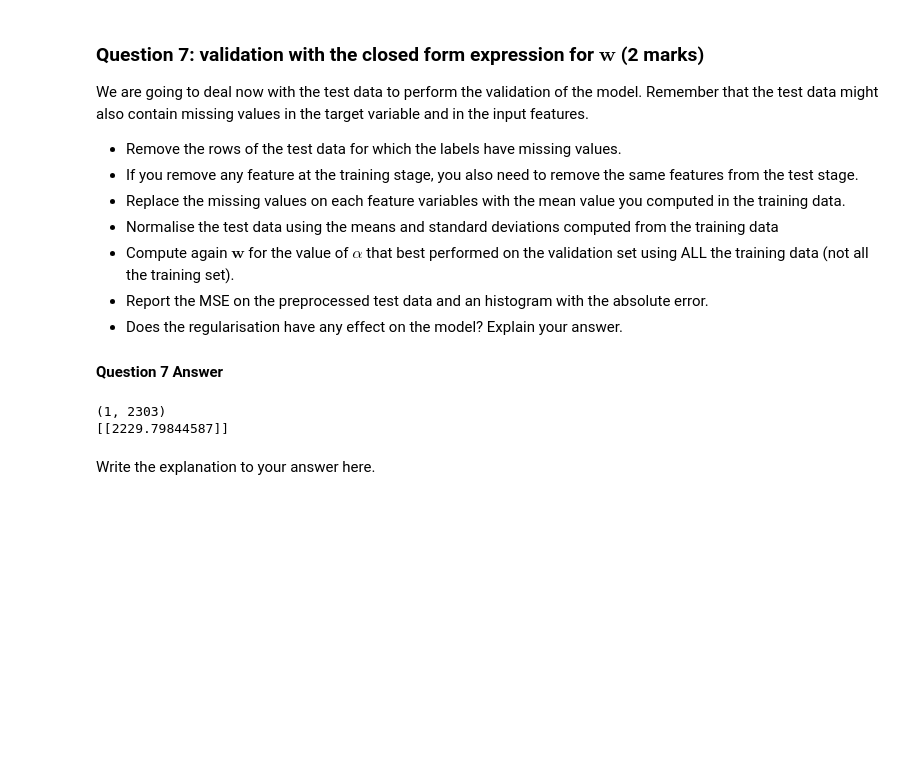
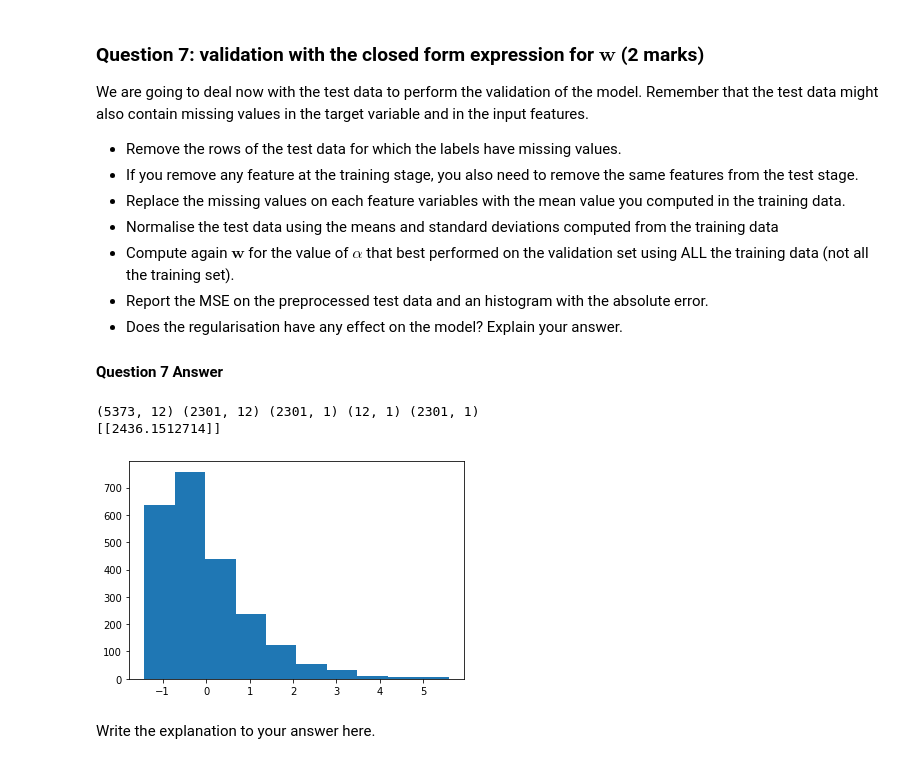
Before and after one commit to Jake-Sturgeon/MLAI, a Jupyter notebook: COM4509-6509_Assignment_1_UCard_XXXXXXXXX.ipynb, the cells around one changed output. Drawn from its saved outputs; the diff is of its cells as text; code cells hidden in the pictures; blank space fills up the shorter version.

```diff
--- a/COM4509-6509_Assignment_1_UCard_XXXXXXXXX.ipynb
+++ b/COM4509-6509_Assignment_1_UCard_XXXXXXXXX.ipynb
@@ -296,11 +285,11 @@ Now that you have removed the missing data, we need to normalise the input vecto
 Write your explanation in this box
 # %%
 # Write your code here
-train_data_mean = train_data - train_data.mean()
-train_data_std = train_data.std()
+train_data_mean = train_data_imputation - train_data_imputation.mean()
+train_data_std = train_data_imputation.std()
 # print(train_data_mean,train_data_std)
 
-train_data = train_data_mean / train_data_std
+train_data_normalised = train_data_mean / train_data_std
 # %% [markdown]
 ## Training and validation stages
 
@@ -436,37 +391,38 @@ We are going to deal now with the test data to perform the validation of the mod
 #### Question 7 Answer
 # %%
 # Write your code here
-t2 = test_data[~(test_data["CO(GT)"] == -200)]
+temp_4 = test_data[~(test_data["CO(GT)"] == -200)]
+temp_4 = temp_4.drop(remove_feature,1)
 
-for i in t2:
-    feature_vector = t2.loc[:, i]
-    if ((feature_vector == -200).sum() / t2.shape[0] > 0.2):
-        t2 = t2.drop(i,1)
-        continue
+for i in temp_4:
+    feature_vector = temp_4.loc[:, i].replace(-200, means[i], inplace = True)
 
-    x = (feature_vector == -200).sum()
-    m = (feature_vector.replace(-200, np.nan)).sum() / (len(feature_vector) - x)
-    feature_vector = feature_vector.replace(-200, m, inplace = True)
+test_data_imputation = temp_4
+test_data_normalised = (test_data_imputation - train_data_imputation.mean()) / train_data_std
 
-test_data = t2
+t4 = [x for x in test_data_normalised if not x == "CO(GT)"]
+X_test_data = test_data_normalised[t4]
+X_test_data = np.hstack((np.ones((test_data_normalised.shape[0], 1)), X_test_data))
 
-test_data_mean = test_data - train_data.mean()
-test_data = test_data_mean / train_data_std
+w = np.linalg.solve(2 * np.dot(X.T, X) + X.shape[0] * alpha * np.identity(X.shape[1]), 2 * np.dot(X.T, y))
+f = (1 / X_test_data.shape[0]) * np.dot(X_test_data, w) + (alpha / 2) * np.dot(w.T,w)
 
-t4 = [x for x in test_data if not x == "CO(GT)"]
-X4 = test_data[t4]
-X4 = np.hstack((np.ones((test_data.shape[0], 1)), X4))
 
-w = np.linalg.solve(np.dot(X.T, X) + 0.001 * np.identity(X.shape[1]), np.dot(X.T, y))
+resid = (np.array(test_data_normalised["CO(GT)"]) - f.T).T
 
-f = np.dot(X4, w)
-resid = (np.array(test_data["CO(GT)"]) - f.T)
-print(resid.shape)
-E = np.dot(resid, resid.T)
+E = np.dot(resid.T, resid)
 print(E)
 # %% [output]
-(1, 2303)
-[[2229.79844587]]
+(5373, 12) (2301, 12) (2301, 1) (12, 1) (2301, 1)
+[[2436.1512714]]
+# %%
+import matplotlib.pyplot as plt
+
+plt.hist(resid)
+# plt.yscale('log')
+plt.show()
+# %% [output]
+[figure, added]
 # %% [markdown]
 Write the explanation to your answer here.
 # %% [markdown]
```
Also changed, not shown: parts of 12 cells of this notebook, 1 other file.
